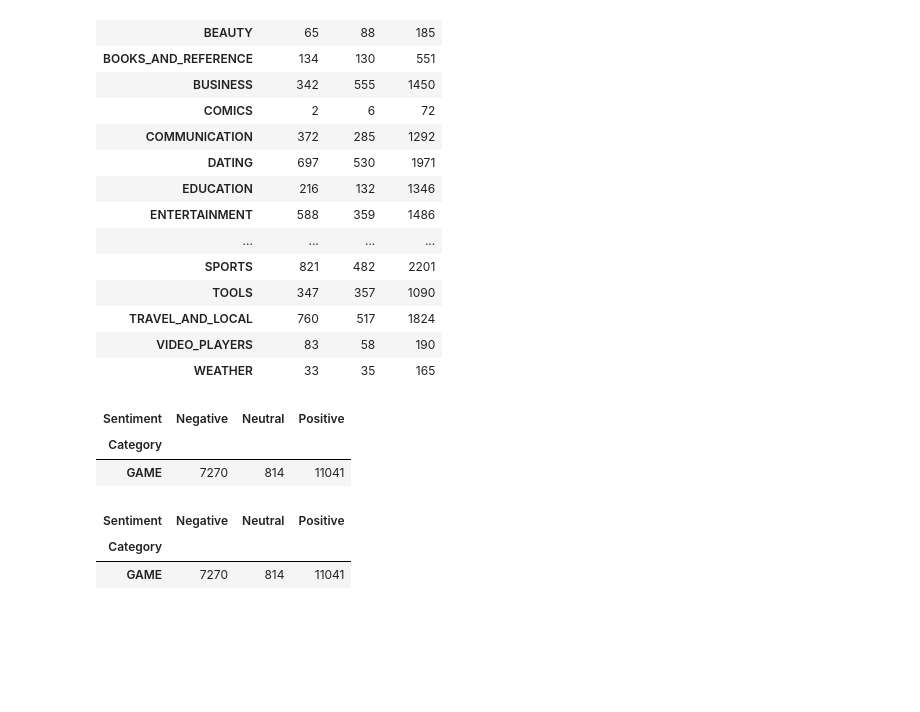
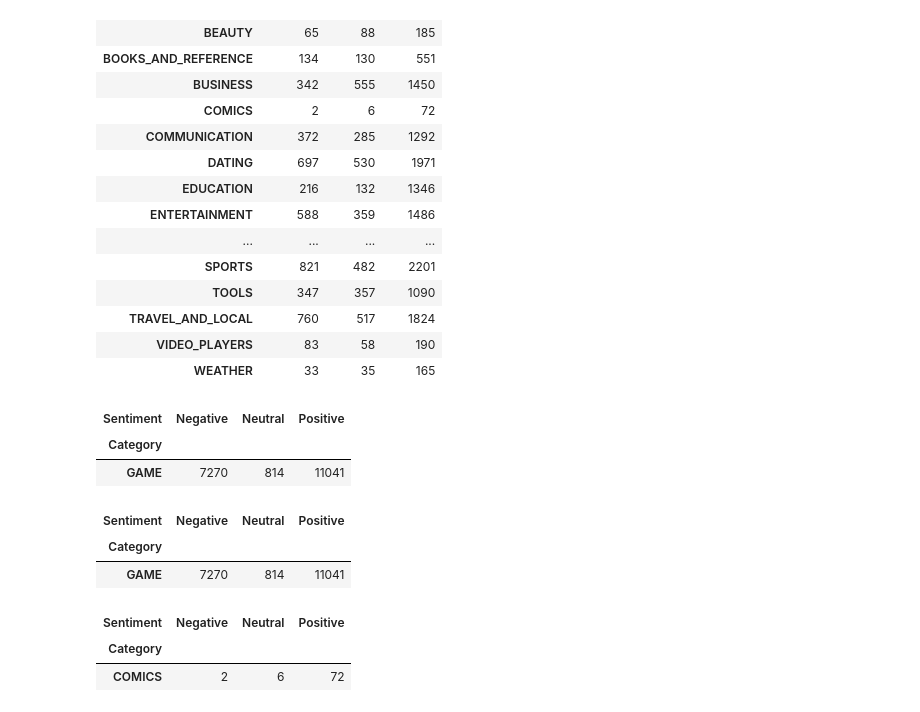
Before and after one commit to Preetirai-tech/Play-Store-App-Review-Analysis, a Jupyter notebook: Play_Store_App_Review_Analysis_Capstone_Project.ipynb, the cells around one changed output. Drawn from its saved outputs; the diff is of its cells as text; code cells hidden in the pictures; blank space fills up the shorter version.

```diff
--- a/Play_Store_App_Review_Analysis_Capstone_Project.ipynb
+++ b/Play_Store_App_Review_Analysis_Capstone_Project.ipynb
@@ -600,3 +600,10 @@ pivotted_new_df[pivotted_new_df['Positive']==pivotted_new_df['Positive'].max()]
 | Sentiment | Negative | Neutral | Positive |
 | Category |  |  |  |
 | GAME | 7270 | 814 | 11041 |
+# %%
+# Lets find out the minimum number of negative reviewed Category
+pivotted_new_df[pivotted_new_df['Negative']==pivotted_new_df['Negative'].min()]
+# %% [output]
+| Sentiment | Negative | Neutral | Positive |
+| Category |  |  |  |
+| COMICS | 2 | 6 | 72 |
```
